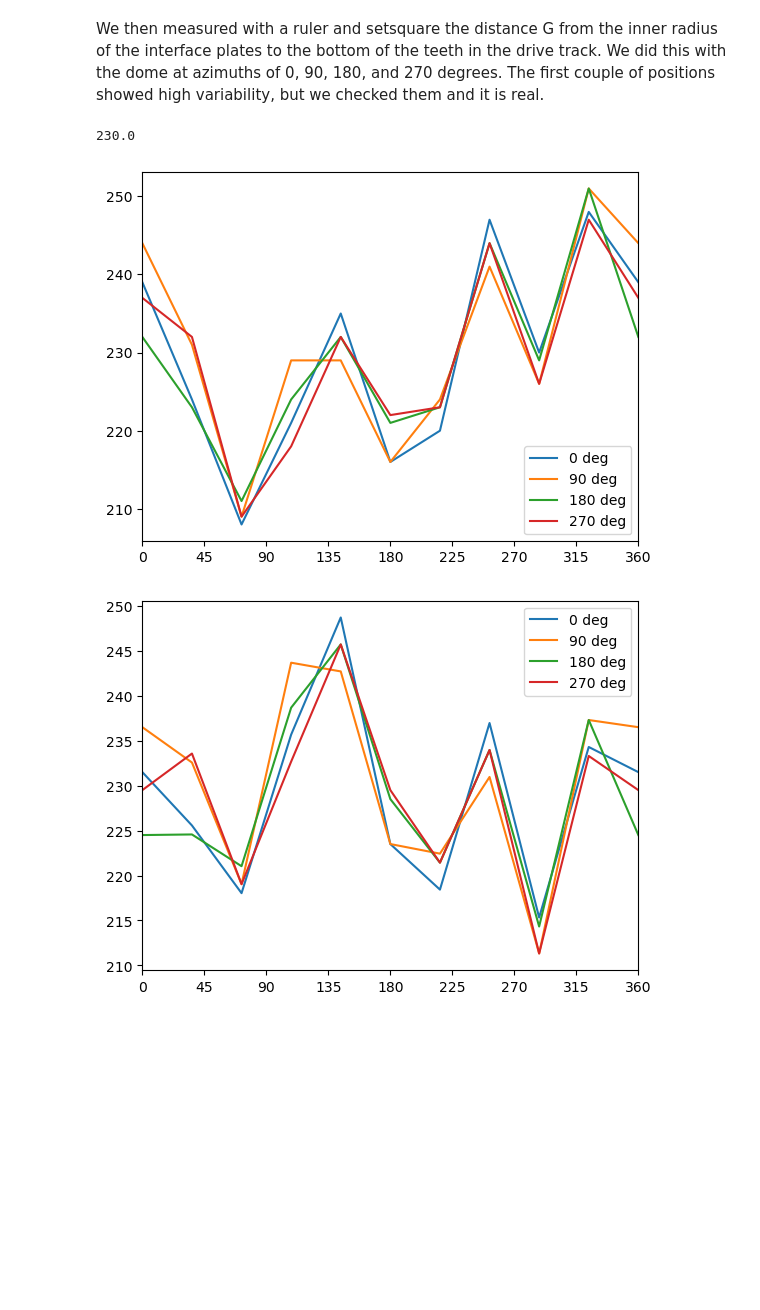
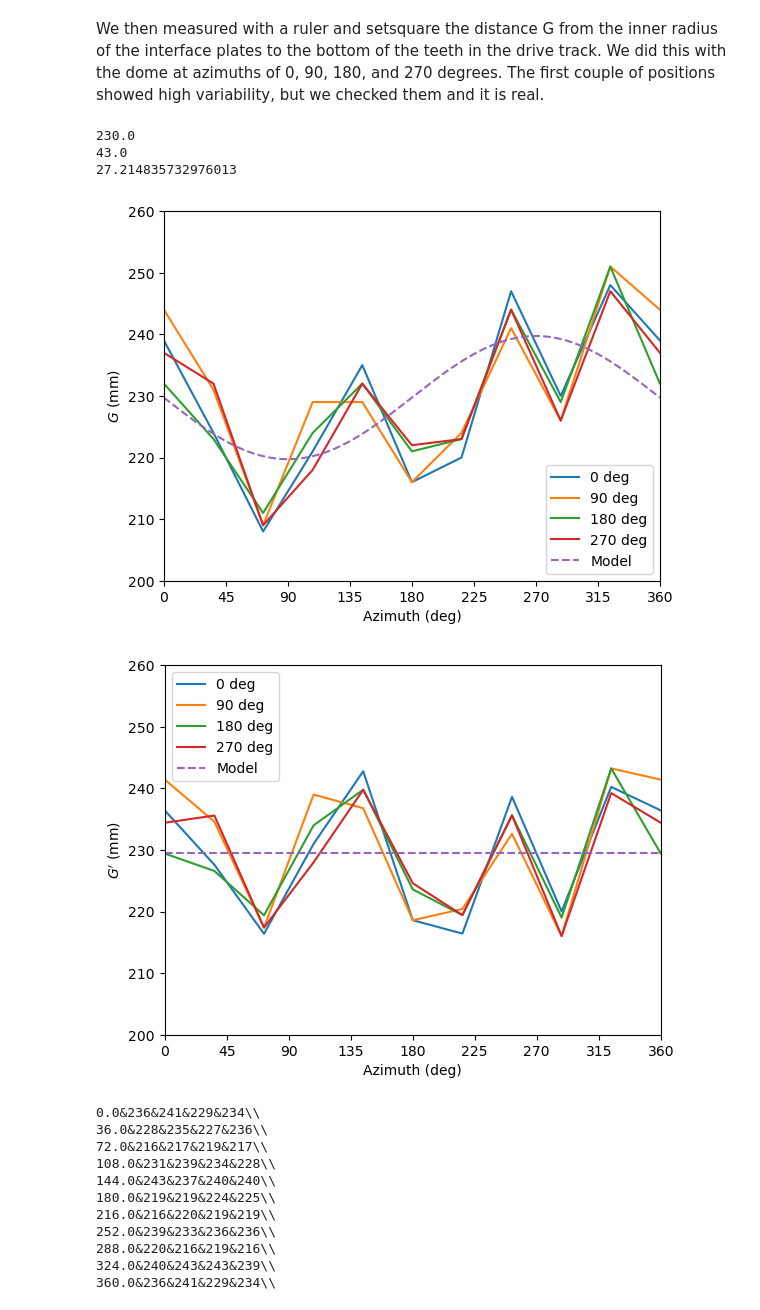
Before and after one commit to unam-transients/colibri, a Jupyter notebook: dome/2025-12 Metrology/2025-12 Metrology.ipynb, the cells around one changed output. Saved outputs shown, nothing was run; the diff lists cells and outputs as text; code cells hidden in the pictures; blank space fills up the shorter version.

```diff
--- a/dome/2025-12 Metrology/2025-12 Metrology.ipynb
+++ b/dome/2025-12 Metrology/2025-12 Metrology.ipynb
@@ -190,34 +219,67 @@ print(meanG)
 #G090 -= meanG
 #G180 -= meanG
 #G270 -= meanG
 
 thetaG = np.linspace(0, 360, 11)
+theta = np.linspace(0, 360, 361)
+
+h = 10
+theta0 = 285
+
+modelG=0
+print(np.max([G000-modelG, G090-modelG, G180-modelG, G270-modelG])- np.min([G000-modelG, G090-modelG, G180-modelG, G270-modelG]))
+modelG = h * np.cos(np.radians(thetaG - theta0))
+print(np.max([G000-modelG, G090-modelG, G180-modelG, G270-modelG])- np.min([G000-modelG, G090-modelG, G180-modelG, G270-modelG]))
 
 plt.plot(thetaG, G000, color="C0", label="0 deg")
 plt.plot(thetaG, G090, color="C1", label="90 deg")
 plt.plot(thetaG, G180, color="C2", label="180 deg")
 plt.plot(thetaG, G270, color="C3", label="270 deg")
+plt.plot(theta, np.mean(G000) + 10 * np.cos(np.radians(theta - 270)), color="C4", label="Model", linestyle="dashed")
 plt.xlim(0,360)
+plt.ylim(200,260)
 plt.xticks(xticks)
+plt.xlabel("Azimuth (deg)")
+plt.ylabel(r"$G$ (mm)")
 plt.legend()
+plt.savefig("plot-G.pdf")
 plt.show()
-
-modelG = 15 * np.cos(np.radians(thetaG - 300))
 
 G000 -= modelG
 G090 -= modelG
 G180 -= modelG
 G270 -= modelG
 
 plt.plot(thetaG, G000, color="C0", label="0 deg")
 plt.plot(thetaG, G090, color="C1", label="90 deg")
 plt.plot(thetaG, G180, color="C2", label="180 deg")
 plt.plot(thetaG, G270, color="C3", label="270 deg")
+plt.axhline(np.mean(G000), color="C4", linestyle="dashed", label="Model")
 plt.xlim(0,360)
+plt.ylim(200,260)
 plt.xticks(xticks)
+plt.xlabel("Azimuth (deg)")
+plt.ylabel(r"$G'$ (mm)")
 plt.legend()
+plt.savefig("plot-G-prime.pdf")
 plt.show()
+
+for _thetaG1, _G000, _G090, _G180, _G270 in zip(thetaG, G000, G090, G180, G270):
+    print(r"%.1f&%.0f&%.0f&%.0f&%.0f\\" % (_thetaG1, _G000, _G090, _G180, _G270))
 # %% [output]
 230.0
+43.0
+27.214835732976013
-[figure, old version]
+[figure, new version]
-[figure, old version]
+[figure, new version]
+0.0&236&241&229&234\\
+36.0&228&235&227&236\\
+72.0&216&217&219&217\\
+108.0&231&239&234&228\\
+144.0&243&237&240&240\\
+180.0&219&219&224&225\\
+216.0&216&220&219&219\\
+252.0&239&233&236&236\\
+288.0&220&216&219&216\\
+324.0&240&243&243&239\\
+360.0&236&241&229&234\\
```
Also changed, not shown: parts of 2 cells of this notebook, 11 other files.
